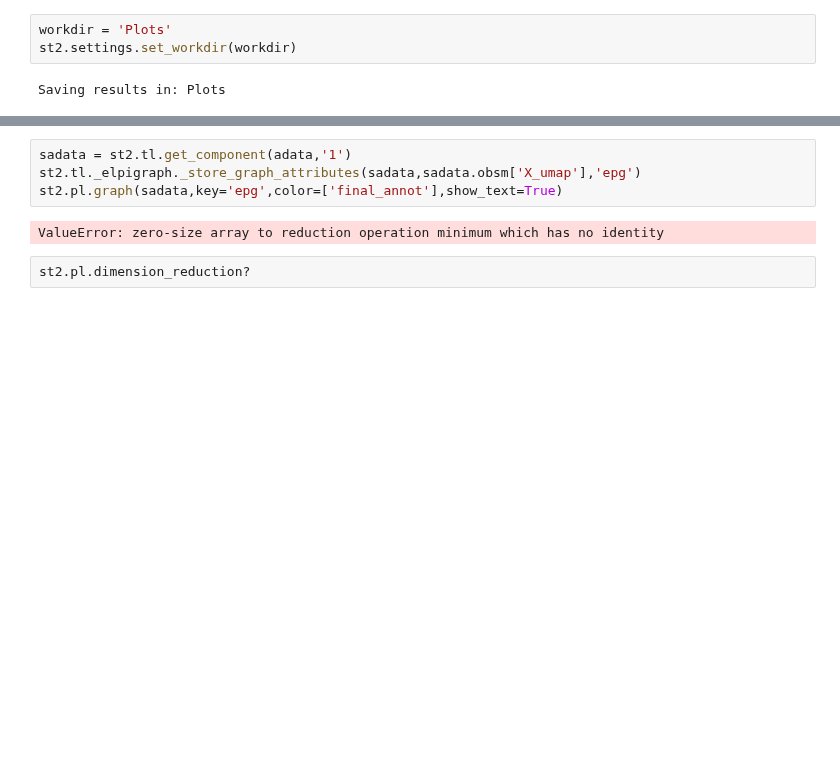
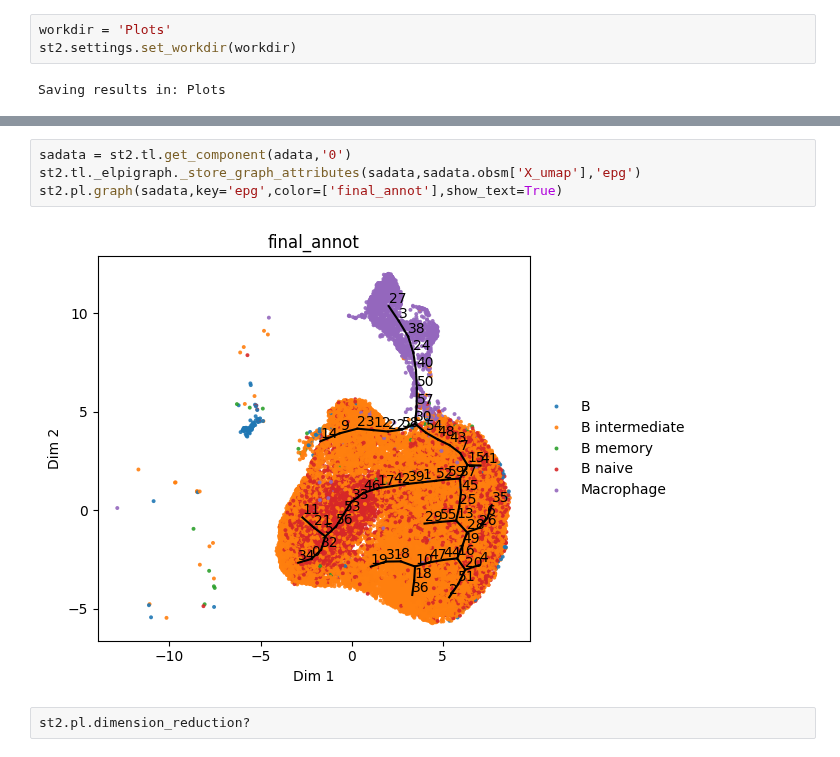
Before and after one commit to Augugustine/CITE-seq-analysis-CLL, a Jupyter notebook: Trajectory/STREAM2_trajectory.ipynb, the cells around one changed output, grey strips where cells are left out. Cells and saved outputs as stored; diff of their text form; blank space fills up the shorter version.

```diff
--- a/Trajectory/STREAM2_trajectory.ipynb
+++ b/Trajectory/STREAM2_trajectory.ipynb
@@ -73,9 +75,9 @@ Learning elastic principal graph for each partition...
 # %%
-sadata = st2.tl.get_component(adata,'1')
+sadata = st2.tl.get_component(adata,'0')
 st2.tl._elpigraph._store_graph_attributes(sadata,sadata.obsm['X_umap'],'epg')
 st2.pl.graph(sadata,key='epg',color=['final_annot'],show_text=True)
 # %% [output]
-ValueError: zero-size array to reduction operation minimum which has no identity
+[figure, added]
 # %%
 st2.pl.dimension_reduction?
 # %%
```
Also changed, not shown: parts of 9 cells of this notebook, 1 other file.
